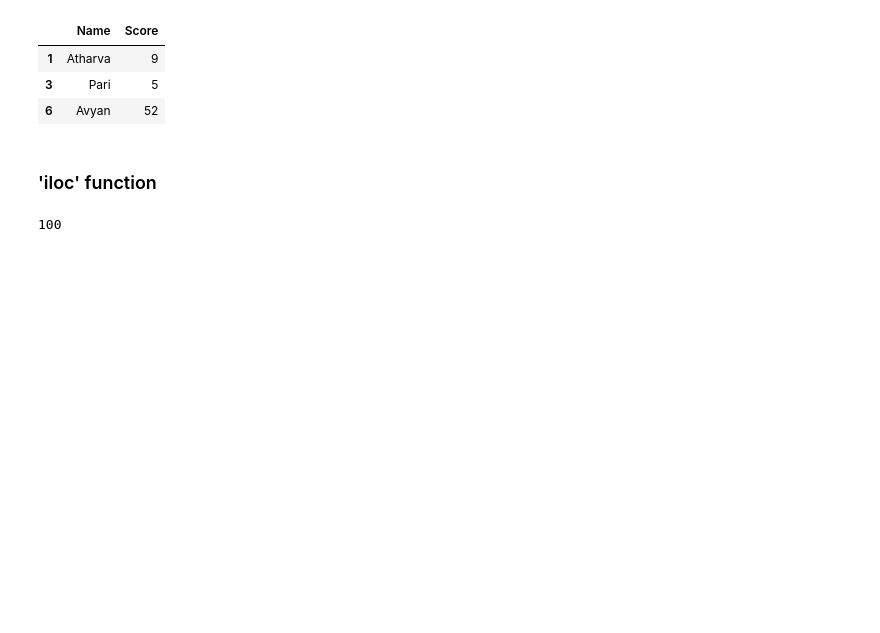
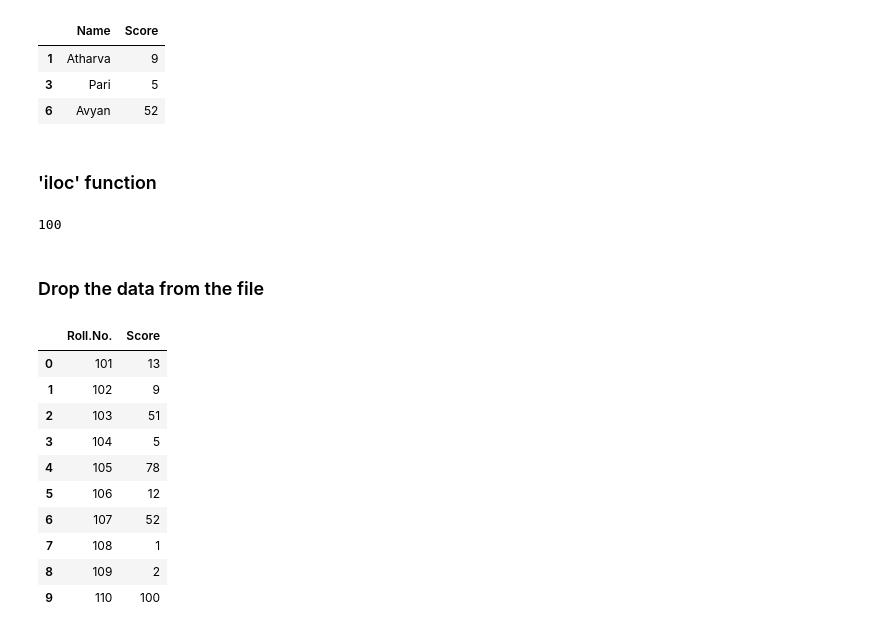
Before and after one commit to mardavsj/Pandas-in-Python, a Jupyter notebook: pandas_basics.ipynb, the cells around one changed output. Drawn from its saved outputs; the diff is of its cells as text; code cells hidden in the pictures; blank space fills up the shorter version.

Commit message:
📜 Droping Data

```diff
--- a/pandas_basics.ipynb
+++ b/pandas_basics.ipynb
@@ -502,3 +502,19 @@ data.loc[[1,3,6],["Name","Score"]]
 data.iloc[9,2]
 # %% [output]
 100
+# %% [markdown]
+### Drop the data from the file
+# %%
+data.drop("Name", axis=1)
+# %% [output]
+|  | Roll.No. | Score |
+| 0 | 101 | 13 |
+| 1 | 102 | 9 |
+| 2 | 103 | 51 |
+| 3 | 104 | 5 |
+| 4 | 105 | 78 |
+| 5 | 106 | 12 |
+| 6 | 107 | 52 |
+| 7 | 108 | 1 |
+| 8 | 109 | 2 |
+| 9 | 110 | 100 |
```
